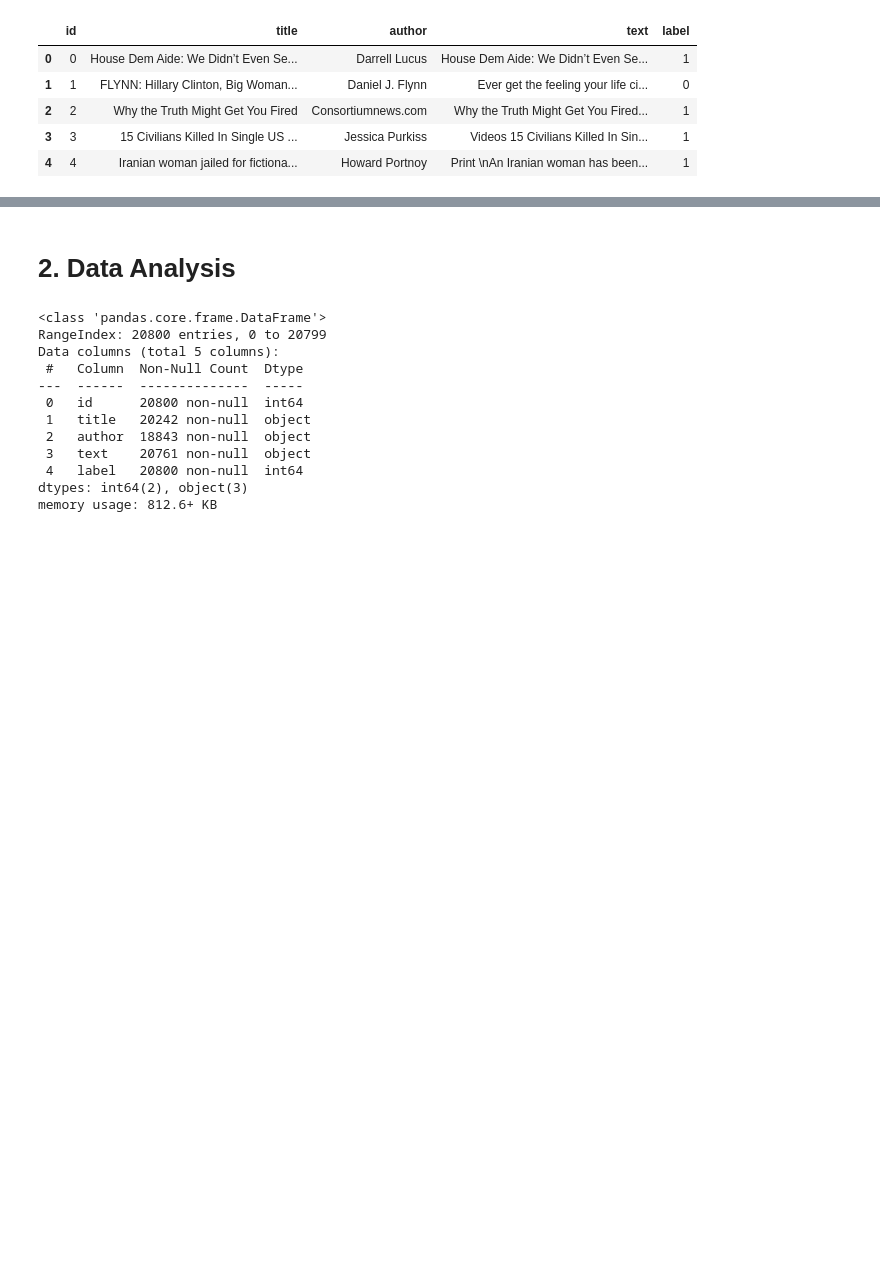
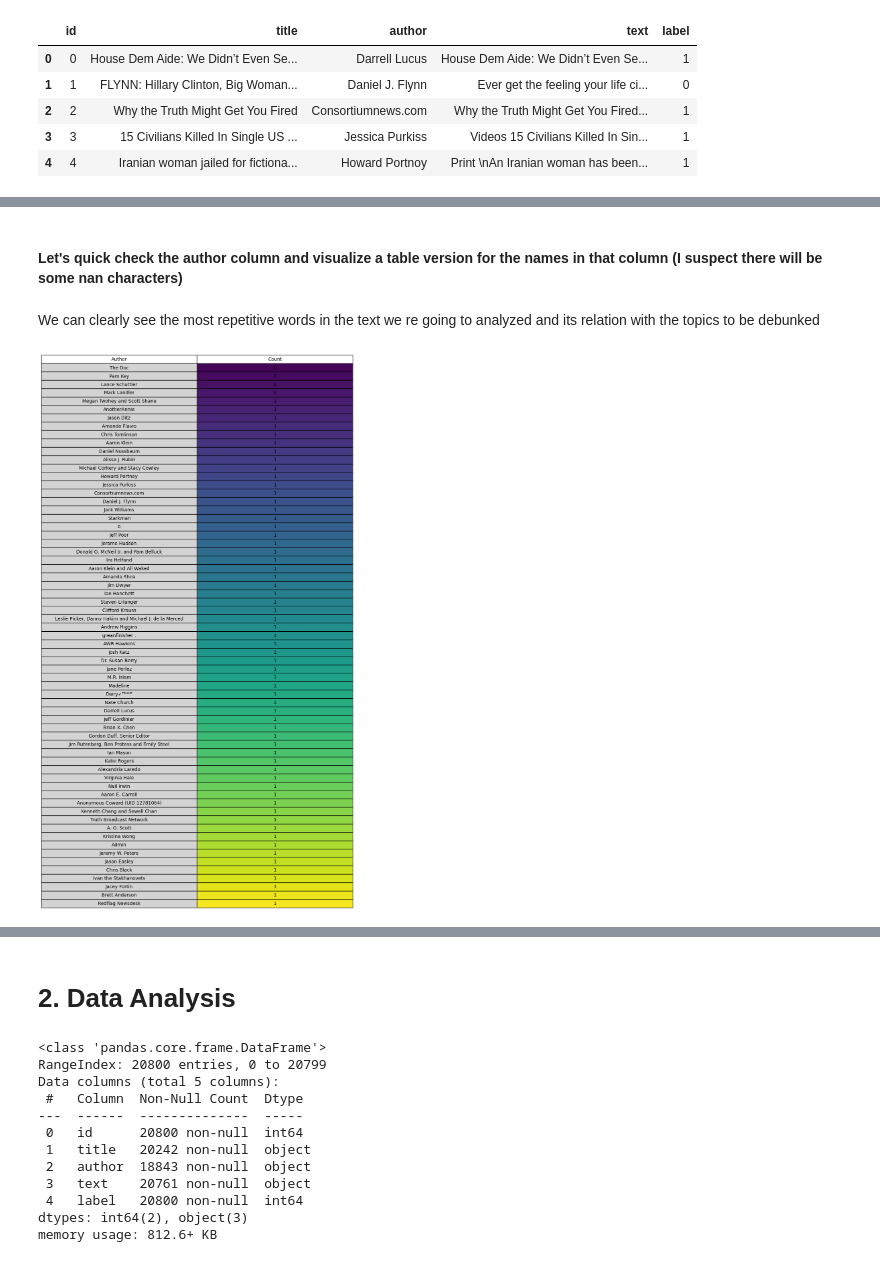
Before and after one commit to Kokit0/PortfolioProject-NLP_Fake_News_Classification, a Jupyter notebook: Fake News Classification.ipynb, the cells around one changed output, grey strips where cells are left out. Cells and saved outputs as stored; diff of their text form; code cells hidden in the pictures; blank space fills up the shorter version.

```diff
--- a/Fake News Classification.ipynb
+++ b/Fake News Classification.ipynb
@@ -77,0 +113,43 @@ df.head()
+# %% [markdown]
+#### Let's quick check the author column and visualize a table version for the names in that column (I suspect there will be some nan characters)
+# %% [markdown]
+We can clearly see the most repetitive words in the text we re going to analyzed and its relation with the topics to be debunked
+# %%
+#import pandas as pd
+#import matplotlib.pyplot as plt
+#import seaborn as sns
+
+# Get the 'author' column from the DataFrame, Limit the number of rows and Count the occurrences of each name in the 'author' column
+author_column = df['author']
+max_rows = 80
+author_column = author_column[:max_rows]
+author_counts = author_column.value_counts()
+
+# Sort the author_counts in descending order
+author_counts = author_counts.sort_values(ascending=False)
+
+# Create a figure and axis for the table
+fig, ax = plt.subplots(figsize=(8, 6))
+
+# Hide the axis and remove unnecessary spines
+ax.axis('off')
+
+# Create a viridis color palette
+n_colors = len(author_counts)
+viridis_palette = sns.color_palette('viridis', n_colors=n_colors)
+
+# Create the table with the 'author' column data and counts
+table_data = [[author, count] for author, count in zip(author_counts.index, author_counts.values)]
+table = ax.table(cellText=table_data, colLabels=['Author', 'Count'], cellLoc='center', loc='center', cellColours=[['lightgray', viridis_palette[i]] for i in range(n_colors)])
+
+# Set the font size for the table cells
+table.auto_set_font_size(False)
+table.set_fontsize(10)
+
+# Adjust the cell heights to make the table look better
+table.scale(1.5, 1.5)
+
+# Show the table
+plt.show()
+# %% [output]
+[figure, added]
```
Also changed, not shown: parts of 25 cells of this notebook, 1 other file.
